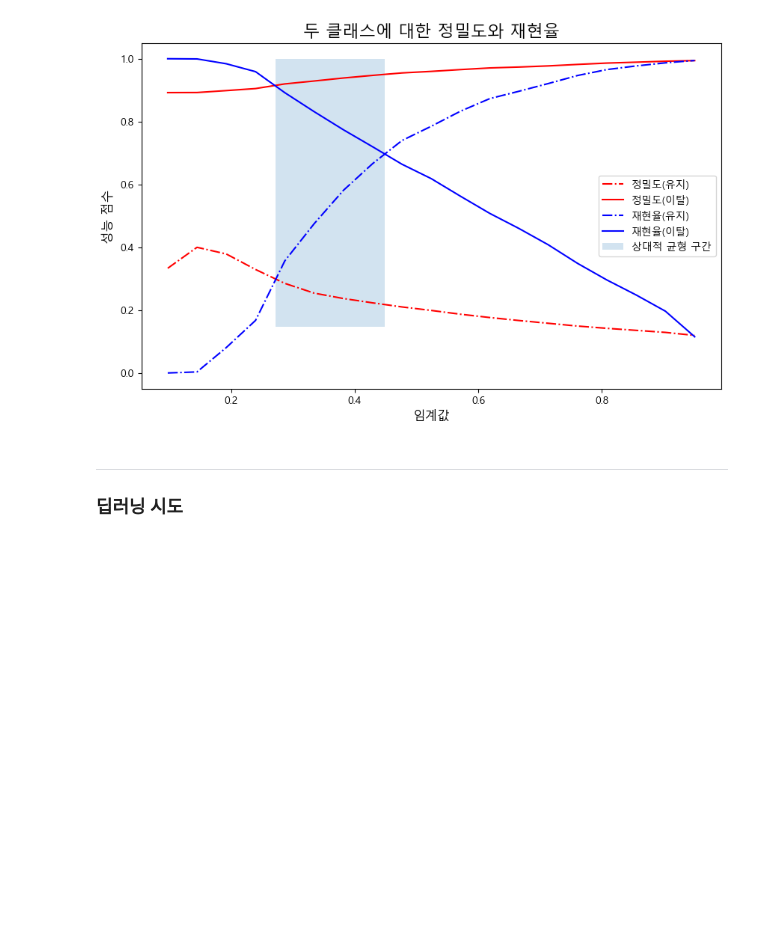
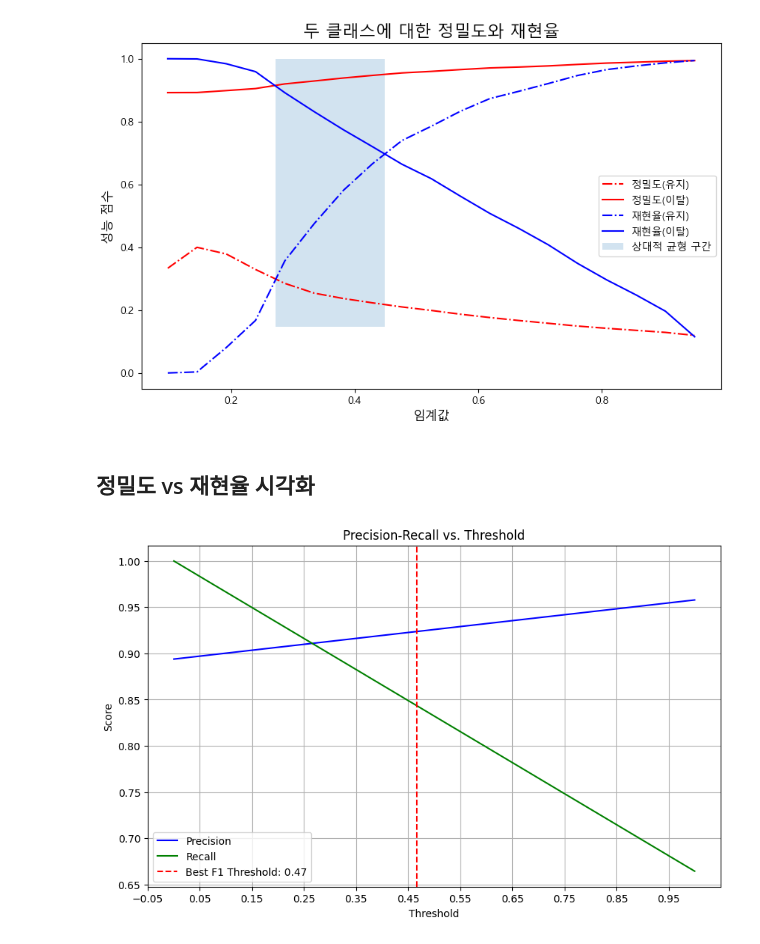
Before and after one commit to SKNetworks-AI19-250818/SKN19_2ND_3TEAM, a Jupyter notebook: ML/ML_bsj.ipynb, the cells around one changed output. Saved outputs shown, nothing was run; the diff lists cells and outputs as text; code cells hidden in the pictures; blank space fills up the shorter version.

```diff
--- a/ML/ML_bsj.ipynb
+++ b/ML/ML_bsj.ipynb
@@ -298,0 +388,15 @@ weighted avg       0.89      0.45      0.53     35934
+# %%
+best_threshold, y_pred_precall = predict_equal_precall(pipeline, X_test, y_test)
+print("== 정밀도와 재현율이 같아지는 지점 ==")
+print(f"최적 임계값: {best_threshold:.2f}")
+print(classification_report(y_test, y_pred_precall))
+
+best_threshold, y_pred_precision = predict_equal_precision(pipeline, X_test, y_test)
+print("== 두 클래스에 대한 정밀도가 같아지는 지점 ==")
+print(f"최적 임계값: {best_threshold:.2f}")
+print(classification_report(y_test, y_pred_precision))
+
+best_threshold, y_pred_recall = predict_equal_recall(pipeline, X_test, y_test)
+print("== 두 클래스에 대한 재현율이 같아지는 지점 ==")
+print(f"최적 임계값: {best_threshold:.2f}")
+print(classification_report(y_test, y_pred_recall))
@@ -423,6 +580,33 @@ plt.legend()
 plt.show()
 # %% [output]
 [figure]
-# %% [markdown]
----
-### 딥러닝 시도
+# %% [markdown]
+## 정밀도 vs 재현율 시각화
+# %%
+# 정밀도 vs 재현율 시각화 모듈
+import matplotlib.pyplot as plt
+
+def plot_precision_recall_vs_threshold(precisions, recalls, thresholds):
+    plt.figure(figsize=(10, 6))
+
+    plt.plot(thresholds, precisions[:-1], "b", label="Precision")
+    plt.plot(thresholds, recalls[:-1], "g-", label="Recall")
+
+    plt.axvline(x=best_threshold, color='r', linestyle='--', label=f'Best F1 Threshold: {best_threshold:.2f}')
+
+    plt.title('Precision-Recall vs. Threshold')
+    plt.xlabel('Threshold')
+    plt.ylabel('Score')
+
+    plt.grid()
+    plt.legend()
+
+    start, end = plt.xlim()
+    plt.xticks(np.round(np.arange(start, end, 0.1), 2))
+
+    plt.show()
+# %%
+precisions, recalls, thresholds = precision_recall_curve(y_test, y_pred)
+plot_precision_recall_vs_threshold(precisions, recalls, thresholds)
+# %% [output]
+[figure, added]
```
Also changed, not shown: parts of 33 cells of this notebook.
